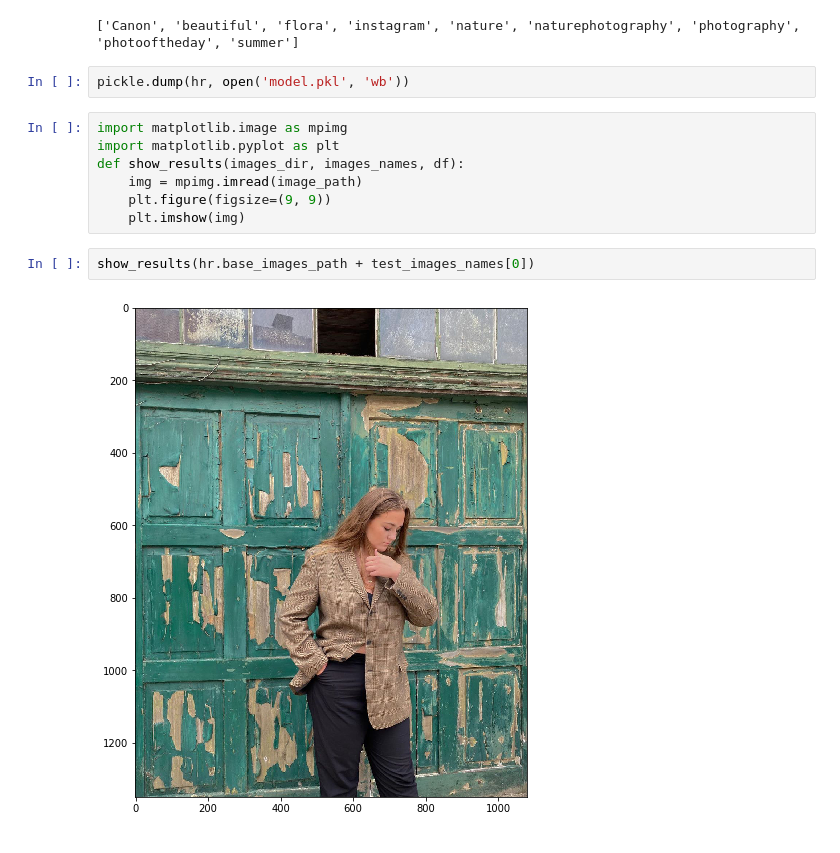
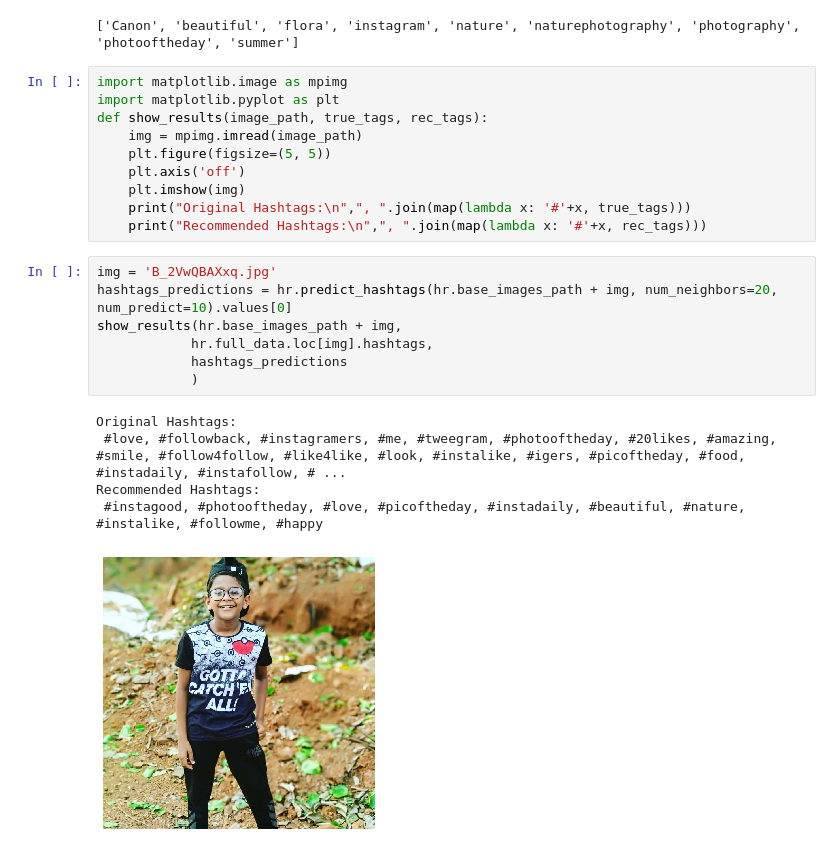
Before and after one commit to afikbar/HashtagRecommender, a Jupyter notebook: HashtagRecommender.ipynb, the cells around one changed output. Drawn from its saved outputs; the diff is of its cells as text.

```diff
--- a/HashtagRecommender.ipynb
+++ b/HashtagRecommender.ipynb
@@ -29,16 +29,26 @@ hashtags_predictions.values[0]
 print(hr.full_data.loc[train_images_names[1]].hashtags)
 # %% [output]
 ['Canon', 'beautiful', 'flora', 'instagram', 'nature', 'naturephotography', 'photography', 'photooftheday', 'summer']
-# %%
-pickle.dump(hr, open('model.pkl', 'wb'))
 # %%
 import matplotlib.image as mpimg
 import matplotlib.pyplot as plt
-def show_results(images_dir, images_names, df):
+def show_results(image_path, true_tags, rec_tags):
     img = mpimg.imread(image_path)
-    plt.figure(figsize=(9, 9))
+    plt.figure(figsize=(5, 5))
+    plt.axis('off')
     plt.imshow(img)
+    print("Original Hashtags:\n",", ".join(map(lambda x: '#'+x, true_tags)))
+    print("Recommended Hashtags:\n",", ".join(map(lambda x: '#'+x, rec_tags)))
-# %%
-show_results(hr.base_images_path + test_images_names[0])
-# %% [output]
-[figure, removed]
+# %%
+img = 'B_2VwQBAXxq.jpg'
+hashtags_predictions = hr.predict_hashtags(hr.base_images_path + img, num_neighbors=20, num_predict=10).values[0]
+show_results(hr.base_images_path + img,
+            hr.full_data.loc[img].hashtags,
+            hashtags_predictions
+            )
+# %% [output]
+Original Hashtags:
+ #love, #followback, #instagramers, #me, #tweegram, #photooftheday, #20likes, #amazing, #smile, #follow4follow, #like4like, #look, #instalike, #igers, #picoftheday, #food, #instadaily, #instafollow, # ...
+Recommended Hashtags:
+ #instagood, #photooftheday, #love, #picoftheday, #instadaily, #beautiful, #nature, #instalike, #followme, #happy
+[figure, added]
```
Also changed, not shown: 1 other file.
